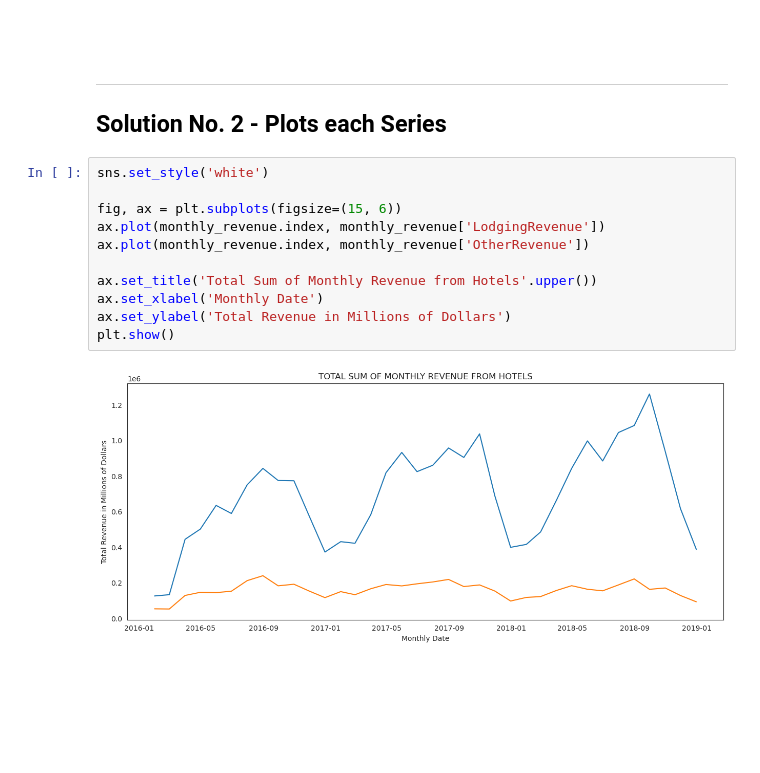
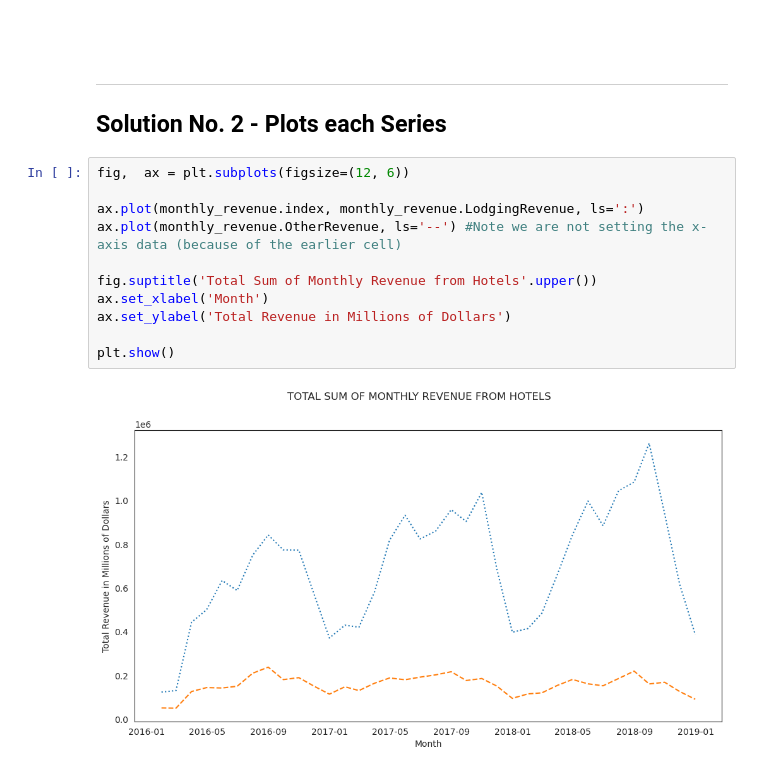
Before and after one commit to MiltonValleL/MatplotSea_Bootcamp, a Jupyter notebook: 1.Matplotlib_Fundamentals/04.Assignment_1.ipynb, the cells around one changed output. Cells and saved outputs as stored; diff of their text form; blank space fills up the shorter version.

```diff
--- a/1.Matplotlib_Fundamentals/04.Assignment_1.ipynb
+++ b/1.Matplotlib_Fundamentals/04.Assignment_1.ipynb
@@ -103,16 +107,16 @@ plt.show()
 ---
 
 ## Solution No. 2 - Plots each Series
-# %%
-sns.set_style('white')
-
-fig, ax = plt.subplots(figsize=(15, 6))
-ax.plot(monthly_revenue.index, monthly_revenue['LodgingRevenue'])
-ax.plot(monthly_revenue.index, monthly_revenue['OtherRevenue'])
-
-ax.set_title('Total Sum of Monthly Revenue from Hotels'.upper())
-ax.set_xlabel('Monthly Date')
-ax.set_ylabel('Total Revenue in Millions of Dollars')
-plt.show()
-# %% [output]
-[figure, removed]
+# %%
+fig,  ax = plt.subplots(figsize=(12, 6))
+
+ax.plot(monthly_revenue.index, monthly_revenue.LodgingRevenue, ls=':')
+ax.plot(monthly_revenue.OtherRevenue, ls='--') #Note we are not setting the x-axis data (because of the earlier cell)
+
+fig.suptitle('Total Sum of Monthly Revenue from Hotels'.upper())
+ax.set_xlabel('Month')
+ax.set_ylabel('Total Revenue in Millions of Dollars')
+
+plt.show()
+# %% [output]
+[figure, added]
```
Also changed, not shown: parts of 7 cells of this notebook.
